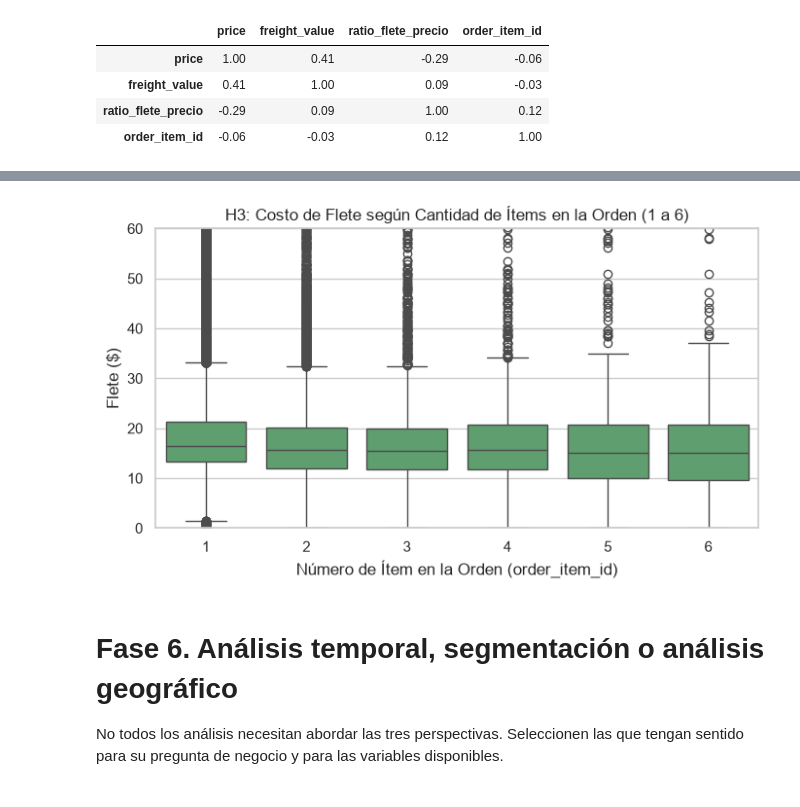
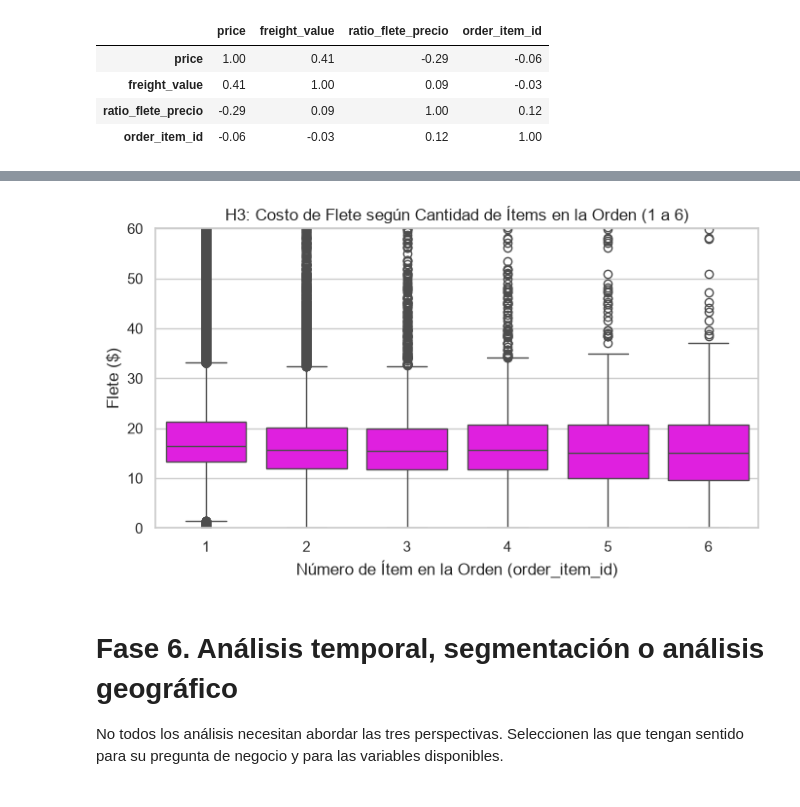
Before and after one commit to Mariajoseparada31/Entregable-BIT-MariaJoseParada, a Jupyter notebook: Entregable-2-Maria_Jose_Parada.ipynb, the cells around one changed output, grey strips where cells are left out. Drawn from its saved outputs; the diff is of its cells as text; code cells hidden in the pictures.

```diff
--- a/Entregable-2-Maria_Jose_Parada.ipynb
+++ b/Entregable-2-Maria_Jose_Parada.ipynb
@@ -751,14 +751,14 @@ plt.show()
 # %%
 # Hipótesis 3: Número de ítems en la orden vs. Costo de flete
 plt.figure(figsize=(8, 4))
-sns.boxplot(x='order_item_id', y='freight_value', data=df[df['order_item_id'] <= 6], color='#55A868')
+sns.boxplot(x='order_item_id', y='freight_value', data=df[df['order_item_id'] <= 6], color='fuchsia')
 plt.ylim(0, 60)  # Hacemos zoom de $0 a $60 para ver bien las medianas y cajas
 plt.title('H3: Costo de Flete según Cantidad de Ítems en la Orden (1 a 6)')
 plt.xlabel('Número de Ítem en la Orden (order_item_id)')
 plt.ylabel('Flete ($)')
 plt.show()
 # %% [output]
-[figure, old version]
+[figure, new version]
 # %% [markdown]
 # Fase 6. Análisis temporal, segmentación o análisis geográfico
 
```
Also changed, not shown: parts of 7 cells of this notebook.
